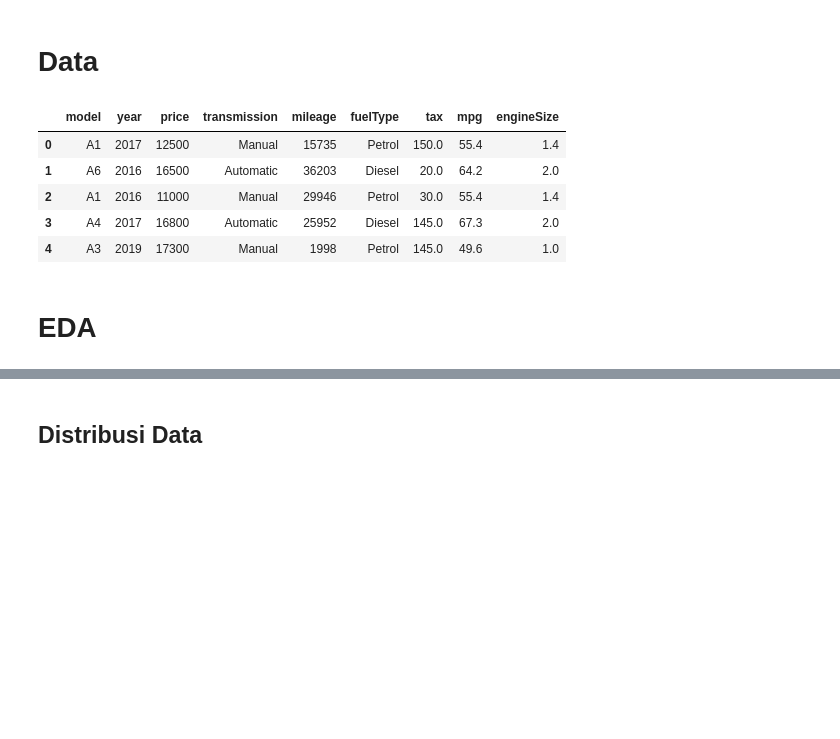
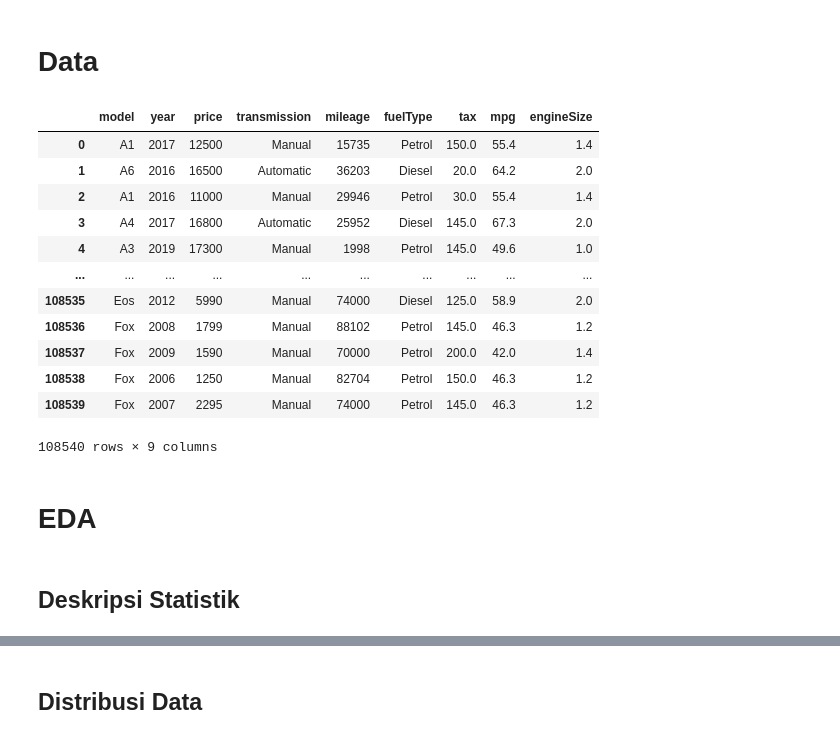
Before and after one commit to fariz-tiowiradin/FinProPWDK, a Jupyter notebook: Used Car Price Prediction.ipynb, the cells around one changed output, grey strips where cells are left out. Cells and saved outputs as stored; diff of their text form; code cells hidden in the pictures; blank space fills up the shorter version.

```diff
--- a/Used Car Price Prediction.ipynb
+++ b/Used Car Price Prediction.ipynb
@@ -18,12 +18,3 @@ for i in car_models:
         carmodel_df = carmodel_df.rename(columns={'tax(£)': 'tax'})
 
     df = pd.concat([df, carmodel_df])
-# %%
-df.head()
-# %% [output]
-|  | model | year | price | transmission | mileage | fuelType | tax | mpg | engineSize |
-| 0 | A1 | 2017 | 12500 | Manual | 15735 | Petrol | 150.0 | 55.4 | 1.4 |
-| 1 | A6 | 2016 | 16500 | Automatic | 36203 | Diesel | 20.0 | 64.2 | 2.0 |
-| 2 | A1 | 2016 | 11000 | Manual | 29946 | Petrol | 30.0 | 55.4 | 1.4 |
-| 3 | A4 | 2017 | 16800 | Automatic | 25952 | Diesel | 145.0 | 67.3 | 2.0 |
-| 4 | A3 | 2019 | 17300 | Manual | 1998 | Petrol | 145.0 | 49.6 | 1.0 |
@@ -30,2 +24,22 @@ df.head()
+# %%
+# drop index lama
+df = df.drop(columns='index')
+df
+# %% [output]
+|  | model | year | price | transmission | mileage | fuelType | tax | mpg | engineSize |
+| 0 | A1 | 2017 | 12500 | Manual | 15735 | Petrol | 150.0 | 55.4 | 1.4 |
+| 1 | A6 | 2016 | 16500 | Automatic | 36203 | Diesel | 20.0 | 64.2 | 2.0 |
+| 2 | A1 | 2016 | 11000 | Manual | 29946 | Petrol | 30.0 | 55.4 | 1.4 |
+| 3 | A4 | 2017 | 16800 | Automatic | 25952 | Diesel | 145.0 | 67.3 | 2.0 |
+| 4 | A3 | 2019 | 17300 | Manual | 1998 | Petrol | 145.0 | 49.6 | 1.0 |
+| ... | ... | ... | ... | ... | ... | ... | ... | ... | ... |
+| 108535 | Eos | 2012 | 5990 | Manual | 74000 | Diesel | 125.0 | 58.9 | 2.0 |
+| 108536 | Fox | 2008 | 1799 | Manual | 88102 | Petrol | 145.0 | 46.3 | 1.2 |
+| 108537 | Fox | 2009 | 1590 | Manual | 70000 | Petrol | 200.0 | 42.0 | 1.4 |
+| 108538 | Fox | 2006 | 1250 | Manual | 82704 | Petrol | 150.0 | 46.3 | 1.2 |
+| 108539 | Fox | 2007 | 2295 | Manual | 74000 | Petrol | 145.0 | 46.3 | 1.2 |
+108540 rows × 9 columns
 # %% [markdown]
 # EDA
+# %% [markdown]
+## Deskripsi Statistik
```
Also changed, not shown: parts of 15 cells of this notebook.
